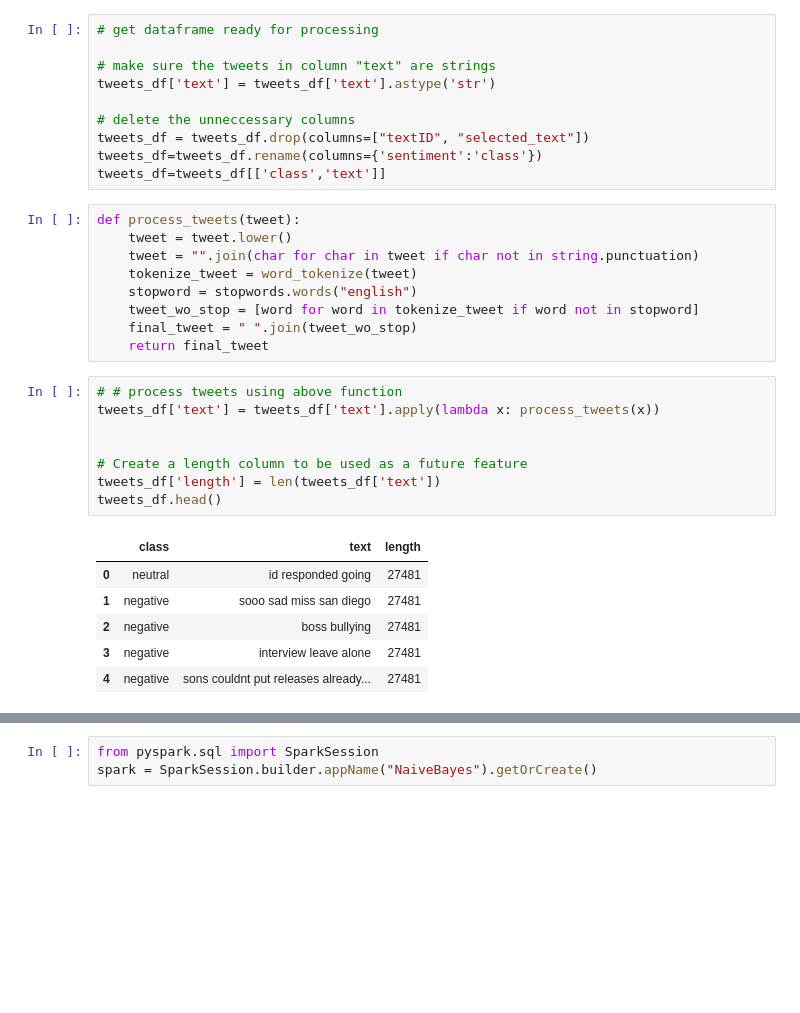
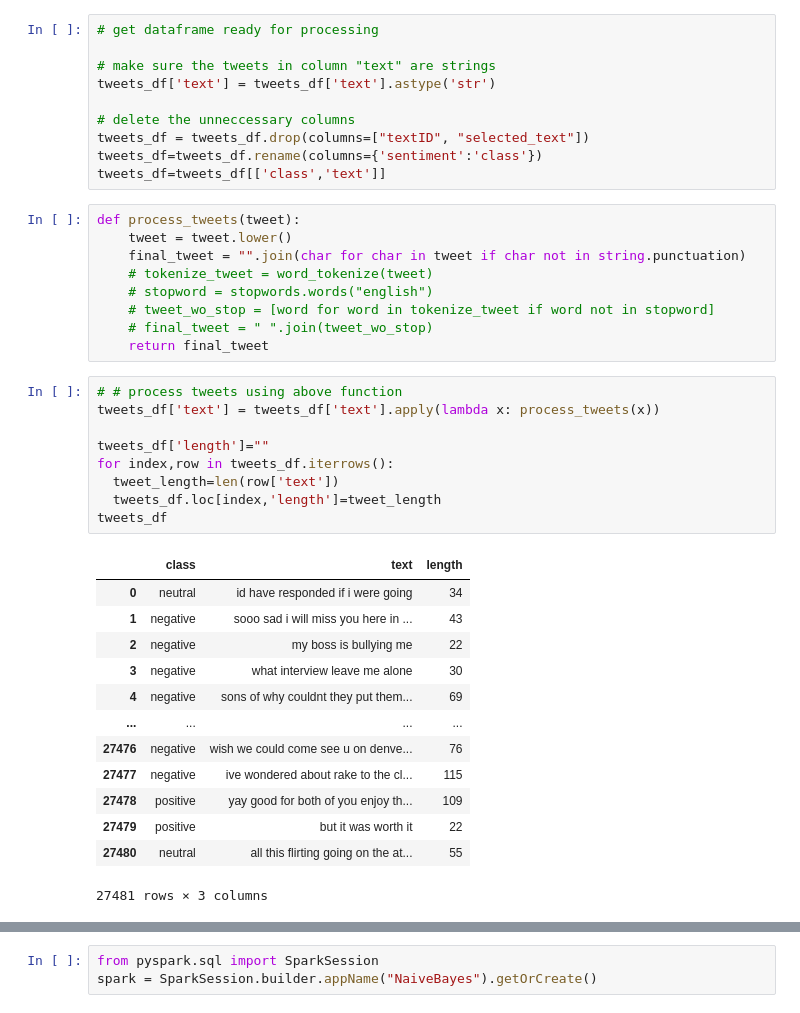
Before and after one commit to mcmanuscw/Project_4-Group_1, a Jupyter notebook: naive_bayes_model.ipynb, the cells around one changed output, grey strips where cells are left out. Saved outputs shown, nothing was run; the diff lists cells and outputs as text; blank space fills up the shorter version.

```diff
--- a/naive_bayes_model.ipynb
+++ b/naive_bayes_model.ipynb
@@ -50,27 +50,35 @@ tweets_df=tweets_df[['class','text']]
 # %%
 def process_tweets(tweet):
     tweet = tweet.lower()
-    tweet = "".join(char for char in tweet if char not in string.punctuation)
-    tokenize_tweet = word_tokenize(tweet)
-    stopword = stopwords.words("english")
-    tweet_wo_stop = [word for word in tokenize_tweet if word not in stopword]
-    final_tweet = " ".join(tweet_wo_stop)
+    final_tweet = "".join(char for char in tweet if char not in string.punctuation)
+    # tokenize_tweet = word_tokenize(tweet)
+    # stopword = stopwords.words("english")
+    # tweet_wo_stop = [word for word in tokenize_tweet if word not in stopword]
+    # final_tweet = " ".join(tweet_wo_stop)
     return final_tweet
 # %%
 # # process tweets using above function
 tweets_df['text'] = tweets_df['text'].apply(lambda x: process_tweets(x))
 
-
-# Create a length column to be used as a future feature
-tweets_df['length'] = len(tweets_df['text'])
-tweets_df.head()
+tweets_df['length']=""
+for index,row in tweets_df.iterrows():
+  tweet_length=len(row['text'])
+  tweets_df.loc[index,'length']=tweet_length
+tweets_df
 # %% [output]
 |  | class | text | length |
-| 0 | neutral | id responded going | 27481 |
-| 1 | negative | sooo sad miss san diego | 27481 |
-| 2 | negative | boss bullying | 27481 |
-| 3 | negative | interview leave alone | 27481 |
-| 4 | negative | sons couldnt put releases already... | 27481 |
+| 0 | neutral | id have responded if i were going | 34 |
+| 1 | negative | sooo sad i will miss you here in ... | 43 |
+| 2 | negative | my boss is bullying me | 22 |
+| 3 | negative | what interview leave me alone | 30 |
+| 4 | negative | sons of why couldnt they put them... | 69 |
+| ... | ... | ... | ... |
+| 27476 | negative | wish we could come see u on denve... | 76 |
+| 27477 | negative | ive wondered about rake to the cl... | 115 |
+| 27478 | positive | yay good for both of you enjoy th... | 109 |
+| 27479 | positive | but it was worth it | 22 |
+| 27480 | neutral | all this flirting going on the at... | 55 |
+27481 rows × 3 columns
 # %%
 import os
 # Find the latest version of spark 3.2  from http://www.apache.org/dist/spark/ and enter as the spark version
```
Also changed, not shown: parts of 13 cells of this notebook.
